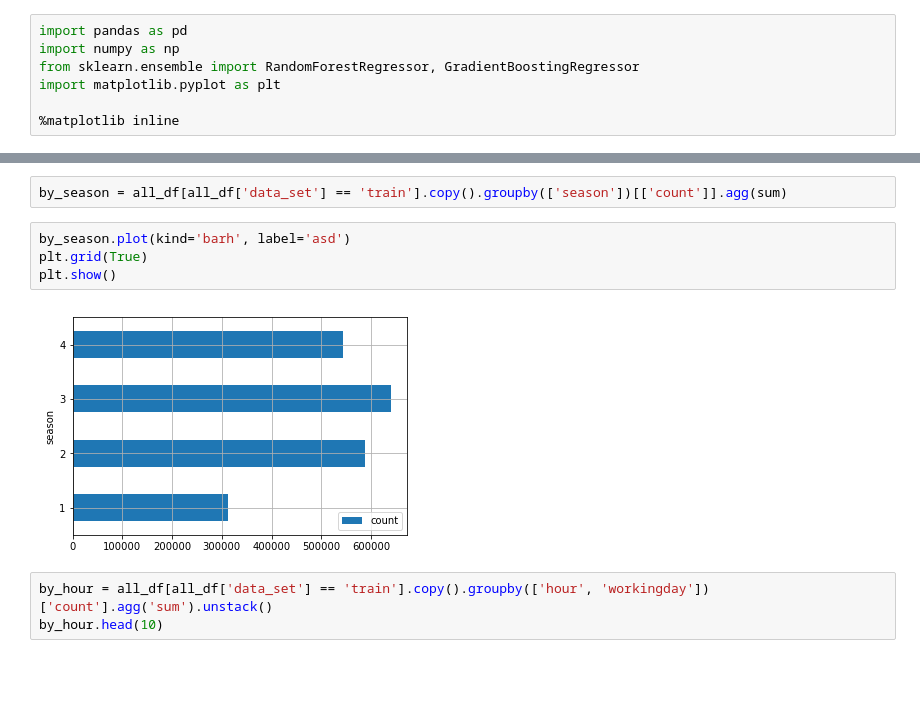
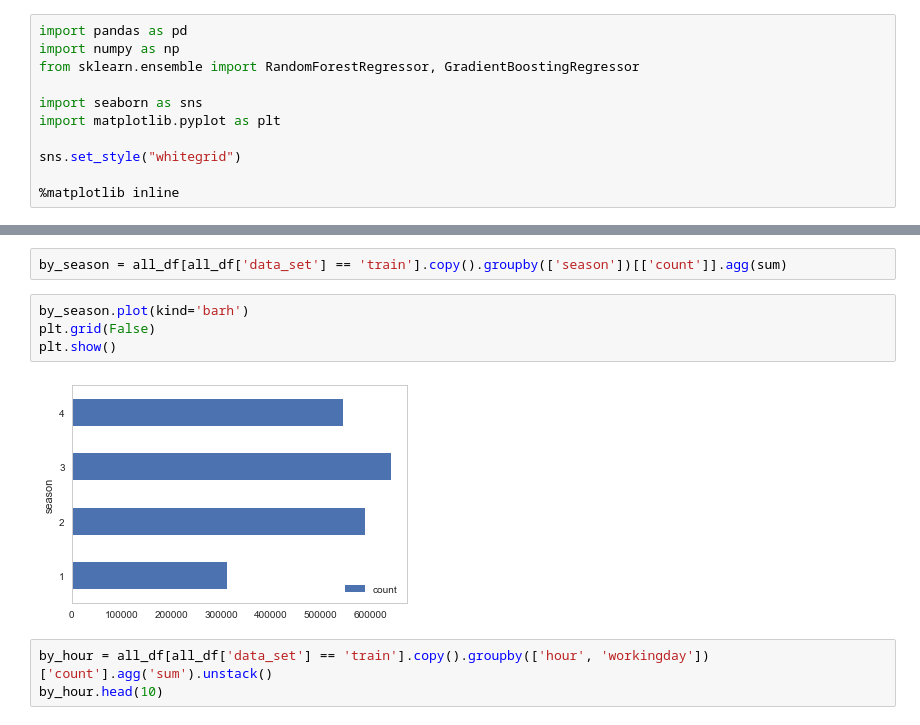
Before and after one commit to LinuxAI-PKU/ml-workspace, a Jupyter notebook: kaggle-bike-sharing-demand/kaggle-bike-sharing-demand.ipynb, the cells around one changed output, grey strips where cells are left out. Cells and saved outputs as stored; diff of their text form; blank space fills up the shorter version.

Commit message:
Added Visualisation

```diff
--- a/kaggle-bike-sharing-demand/kaggle-bike-sharing-demand.ipynb
+++ b/kaggle-bike-sharing-demand/kaggle-bike-sharing-demand.ipynb
@@ -2,8 +2,12 @@
 import pandas as pd
 import numpy as np
 from sklearn.ensemble import RandomForestRegressor, GradientBoostingRegressor
+
+import seaborn as sns
 import matplotlib.pyplot as plt
 
+sns.set_style("whitegrid")
+
 %matplotlib inline
 # %% [markdown]
 ### 1. Import Train and Test Data Set
@@ -149,11 +153,11 @@ all_df["windspeed"] = all_df["windspeed"].interpolate(method='time')
 # %%
 by_season = all_df[all_df['data_set'] == 'train'].copy().groupby(['season'])[['count']].agg(sum)
 # %%
-by_season.plot(kind='barh', label='asd')
-plt.grid(True)
+by_season.plot(kind='barh')
+plt.grid(False)
 plt.show()
 # %% [output]
-[figure, old version]
+[figure, new version]
 # %%
 by_hour = all_df[all_df['data_set'] == 'train'].copy().groupby(['hour', 'workingday'])['count'].agg('sum').unstack()
 by_hour.head(10)
```
Also changed, not shown: parts of 9 cells of this notebook, 3 other files.
